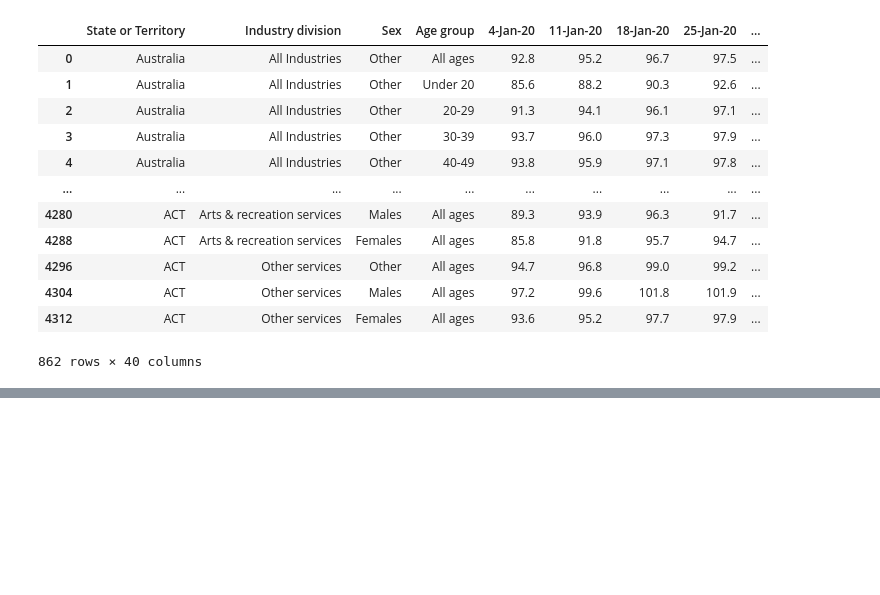
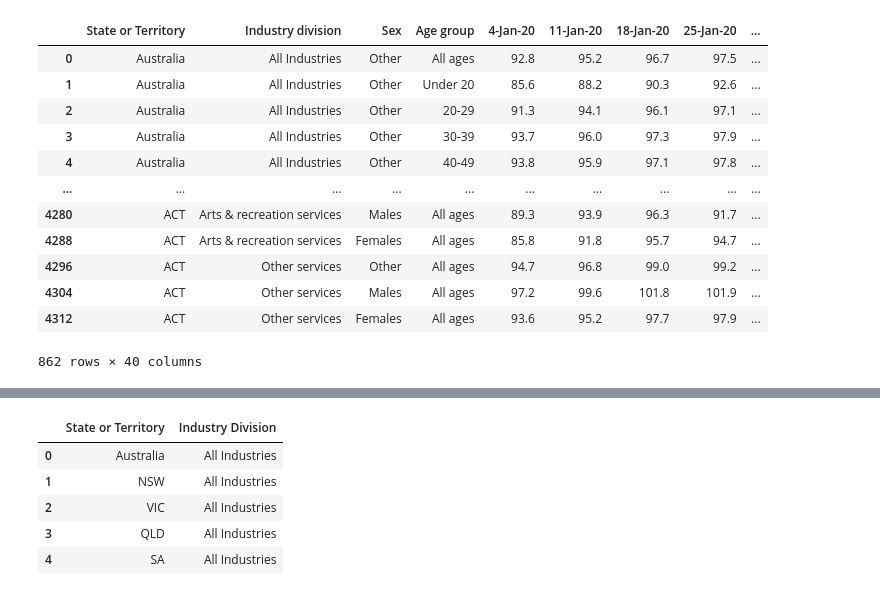
Before and after one commit to ali-beer/covid_payroll_project, a Jupyter notebook: clean_dataframe.ipynb, the cells around one changed output, grey strips where cells are left out. Cells and saved outputs as stored; diff of their text form; code cells hidden in the pictures; blank space fills up the shorter version.

```diff
--- a/clean_dataframe.ipynb
+++ b/clean_dataframe.ipynb
@@ -98,0 +184,15 @@ data
+# %%
+#create a data frame that has only the all industries
+all_industry_data_df = pd.DataFrame({
+    "State or Territory":["Australia","NSW","VIC","QLD","SA","WA","TAS","NT","ACT"],
+    "Industry Division":["All Industries","All Industries","All Industries","All Industries","All Industries","All Industries","All Industries","All Industries","All Industries"]})
+
+
+all_industry_data_df.head()
+# %% [output]
+|  | State or Territory | Industry Division |
+| 0 | Australia | All Industries |
+| 1 | NSW | All Industries |
+| 2 | VIC | All Industries |
+| 3 | QLD | All Industries |
+| 4 | SA | All Industries |
```
Also changed, not shown: parts of 10 cells of this notebook.
